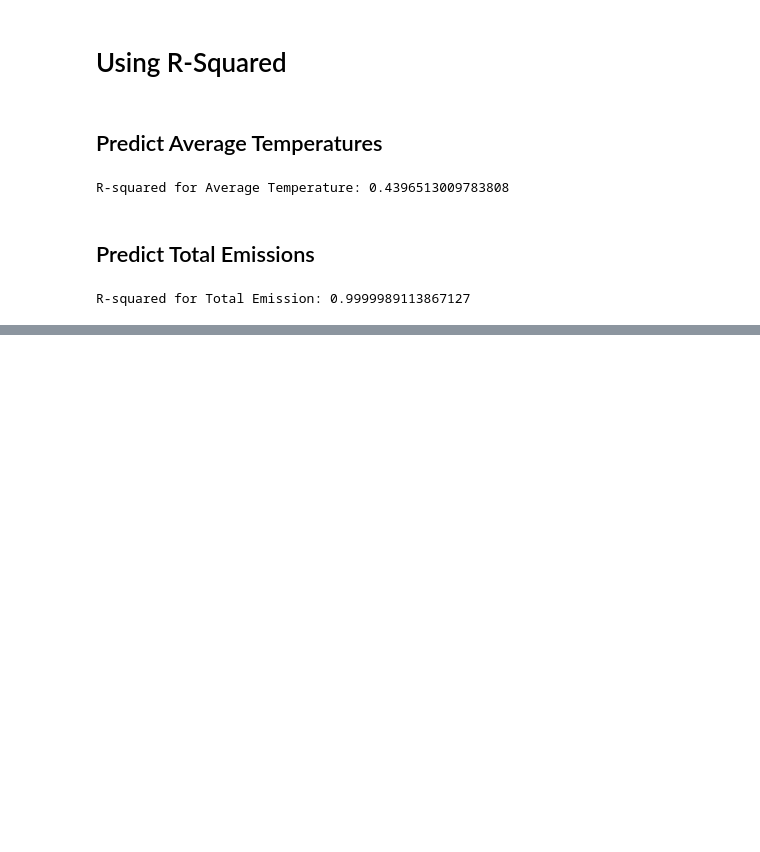
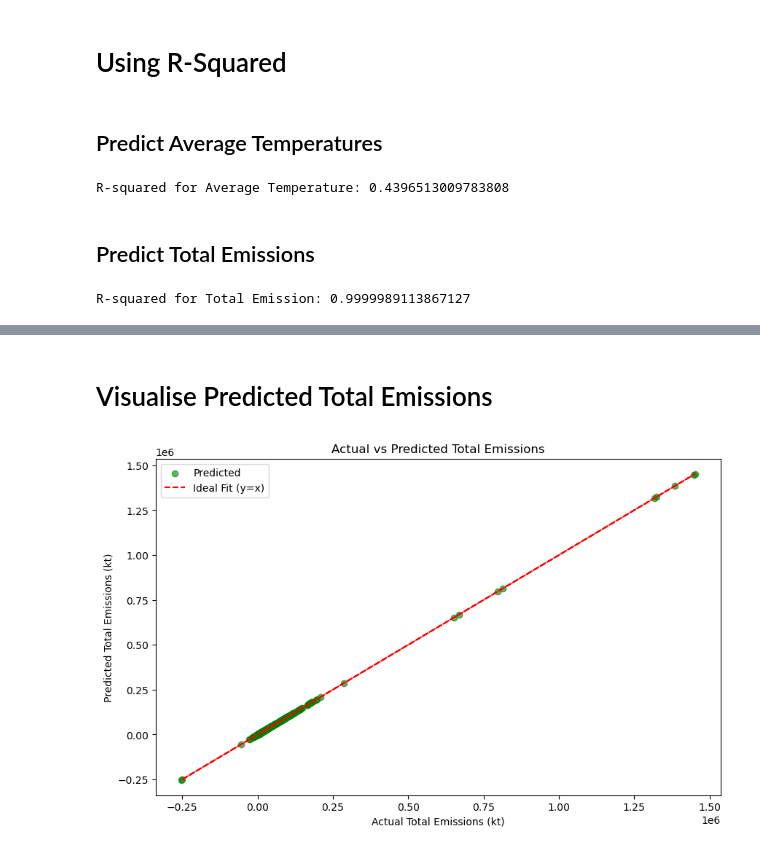
Before and after one commit to Annette0907/2406PTDS_Regression_Project, a Jupyter notebook: Regression Project.ipynb, the cells around one changed output, grey strips where cells are left out. Saved outputs shown, nothing was run; the diff lists cells and outputs as text; code cells hidden in the pictures; blank space fills up the shorter version.

```diff
--- a/Regression Project.ipynb
+++ b/Regression Project.ipynb
@@ -465,0 +512,2 @@ R-squared for Total Emission: 0.9999989113867127
+# %% [markdown]
+# Visualise Predicted Total Emissions
@@ -465,0 +521,40 @@ R-squared for Total Emission: 0.9999989113867127
+# %%
+# Load the cleaned dataset
+url = "https://raw.githubusercontent.com/Annette0907/2406PTDS_Regression_Project/main/cleaned_data.csv"
+df_cleaned = pd.read_csv(url)
+
+# Specify target and feature columns for Total Emission prediction
+target_col_emission = 'total_emission'
+feature_cols_emission = df_cleaned.columns[df_cleaned.columns != target_col_emission]
+
+# Split dataset into features and target for emissions
+X_emission = df_cleaned[feature_cols_emission]
+y_emission = df_cleaned[target_col_emission]
+
+# Handle missing values by dropping rows with NaN values
+X_emission = X_emission.dropna()
+y_emission = y_emission[X_emission.index]
+
+# Train-test split for emissions prediction
+X_emission_train, X_emission_test, y_emission_train, y_emission_test = train_test_split(
+    X_emission, y_emission, test_size=0.2, random_state=42
+)
+
+# Define and fit Linear Regression model for emissions
+model_emission = LinearRegression()
+model_emission.fit(X_emission_train, y_emission_train)
+
+# Predict on test data
+y_emission_pred = model_emission.predict(X_emission_test)
+
+# Visualization of Actual vs Predicted Total Emissions
+plt.figure(figsize=(10, 6))
+plt.scatter(y_emission_test, y_emission_pred, color='green', alpha=0.6, label='Predicted')
+plt.plot(y_emission_test, y_emission_test, color='red', linestyle='--', label='Ideal Fit (y=x)')
+plt.xlabel("Actual Total Emissions (kt)")
+plt.ylabel("Predicted Total Emissions (kt)")
+plt.title("Actual vs Predicted Total Emissions")
+plt.legend()
+plt.show()
+# %% [output]
+[figure, added]
```
Also changed, not shown: parts of 4 cells of this notebook.
